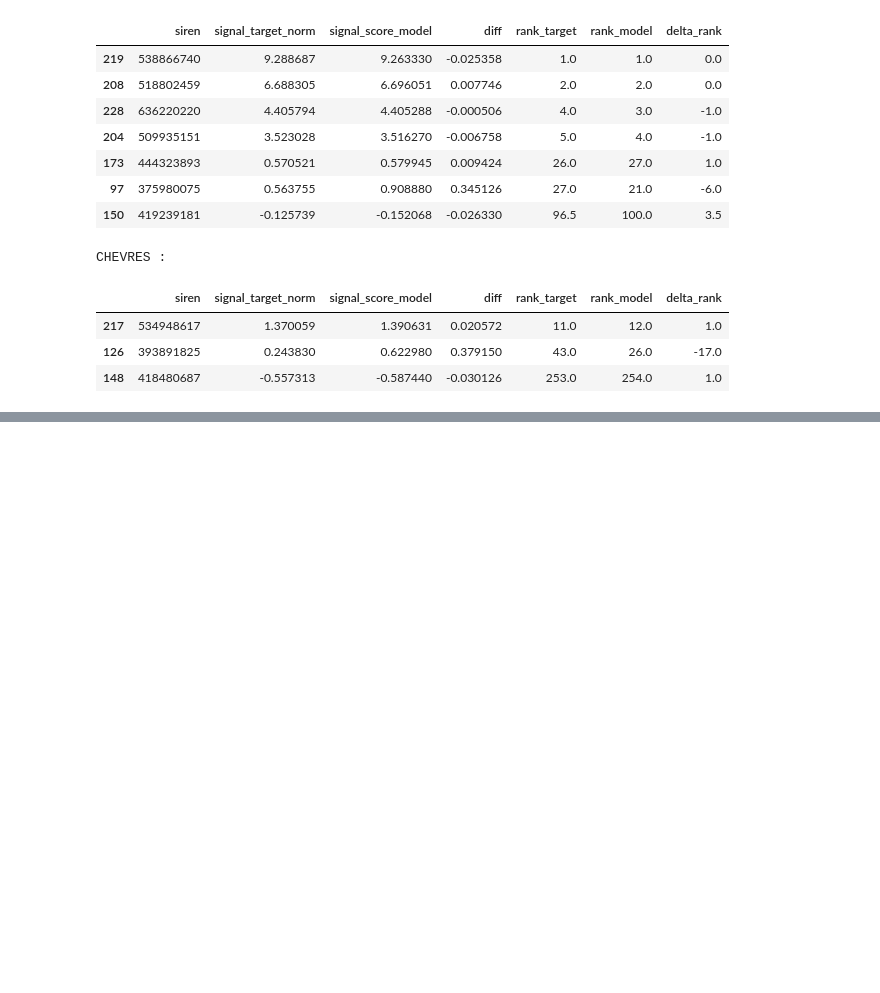
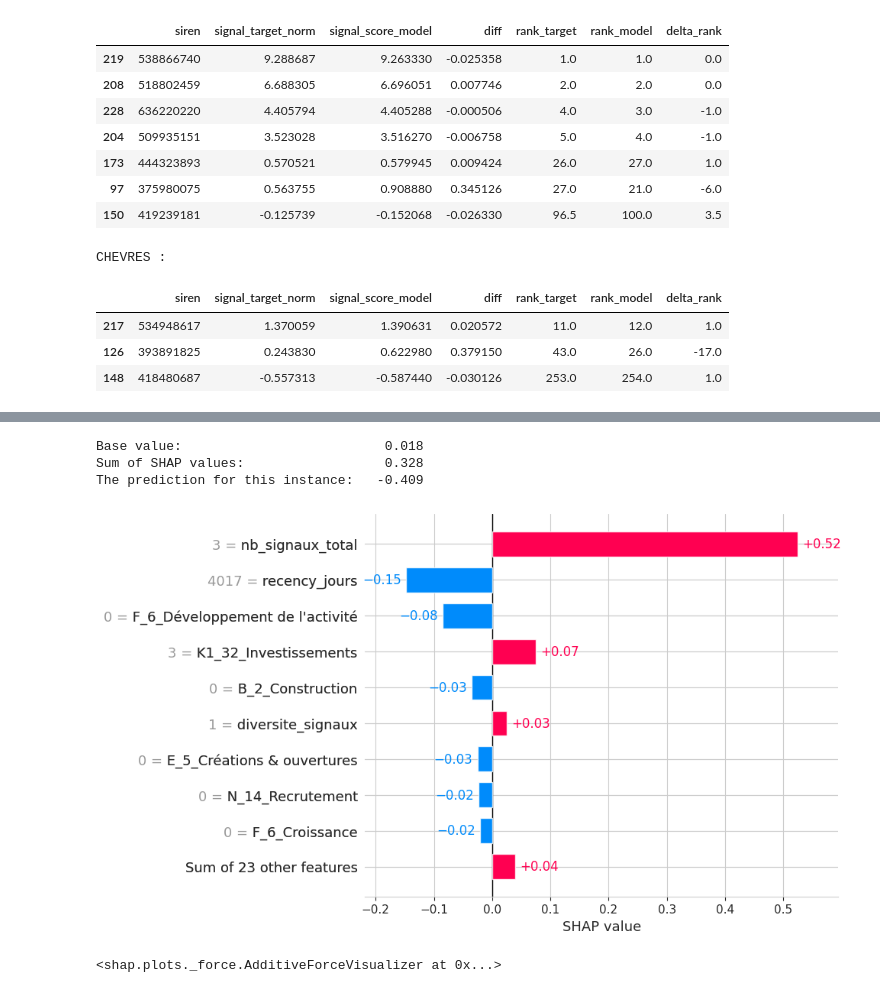
Before and after one commit to dev-labarre/ose-main, a Jupyter notebook: notebooks/Signal_Model_Compar.ipynb, the cells around one changed output, grey strips where cells are left out. Saved outputs shown, nothing was run; the diff lists cells and outputs as text; code cells hidden in the pictures; blank space fills up the shorter version.

Commit message:
add shap plots in model with sponsor ponderations

```diff
--- a/notebooks/Signal_Model_Compar.ipynb
+++ b/notebooks/Signal_Model_Compar.ipynb
@@ -451,0 +468,23 @@ CHEVRES :
+# %%
+# Step 1 : créer l'explainer SHAP sur le modèle
+explainer = shap.Explainer(model_tree)
+
+# Step 2 : calculer les valeurs de SHAP pour cette instance
+shap_values_one = explainer(feature_values)
+
+# Have a look at these values
+print(f"{'Base value:':<35}{shap_values_one.base_values[0]:>7.3f}")
+print(f"{'Sum of SHAP values:':<35}{shap_values_one.values.sum():>7.3f}")
+print(f"{'The prediction for this instance:':<35}{prediction[0]:>7.3f}")
+# %% [output]
+Base value:                          0.018
+Sum of SHAP values:                  0.328
+The prediction for this instance:   -0.409
+# %%
+shap.plots.bar(shap_values_one[0])
+# %% [output]
+[figure, added]
+# %%
+shap.plots.force(shap_values_one[0])
+# %% [output]
+<shap.plots._force.AdditiveForceVisualizer at 0x...>
```
Also changed, not shown: parts of 4 cells of this notebook.
